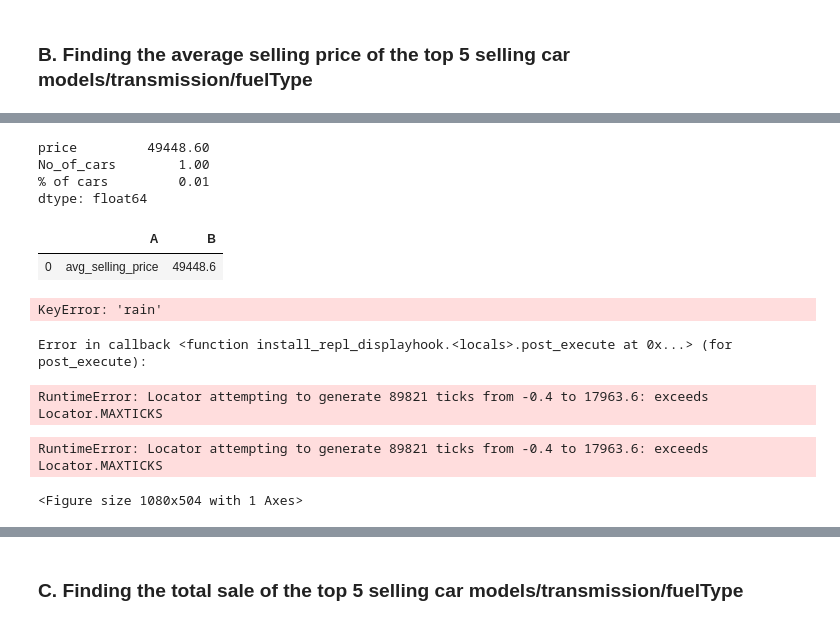
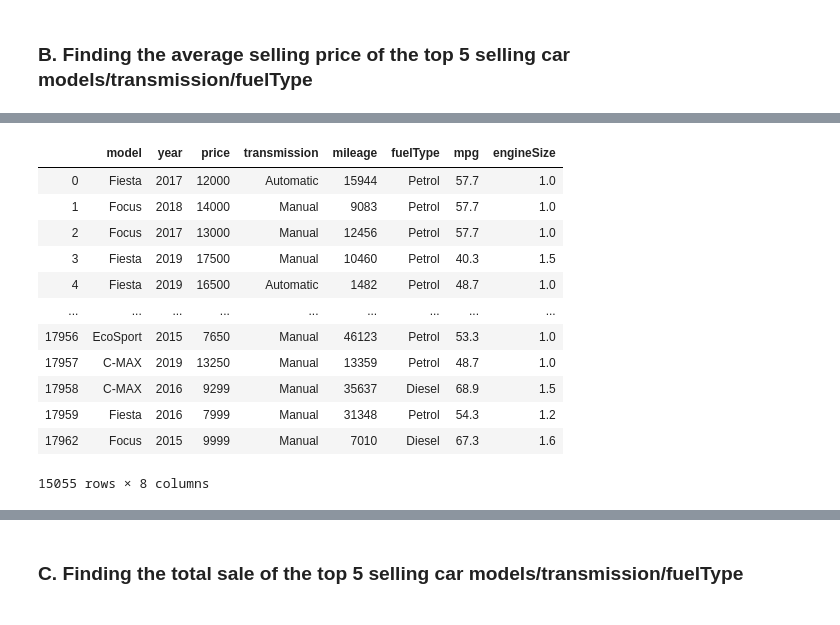
Before and after one commit to nabilatajrin/bmw-used-car-analysis, a Jupyter notebook: ford_used_car_EDA.ipynb, the cells around one changed output, grey strips where cells are left out. Cells and saved outputs as stored; diff of their text form; code cells hidden in the pictures.

```diff
--- a/ford_used_car_EDA.ipynb
+++ b/ford_used_car_EDA.ipynb
@@ -525,42 +481,0 @@ top_selling_price
-# %%
-#average selling price of the top five selling car models
-avg_selling_price = top_selling_price.sum() / 5
-avg_selling_price
-# %% [output]
-price         49448.60
-No_of_cars        1.00
-% of cars         0.01
-dtype: float64
-# %%
-df_B = pd.DataFrame({'A':['avg_selling_price'],
-                     'B':[49448.60]})
-
-display(df_B)
-# %% [output]
-|  | A | B |
-| 0 | avg_selling_price | 49448.6 |
-# %%
-#df = pd.DataFrame(avg_selling_price(size=(20, 1)), columns=["rain"])
-
-# your plot setup
-fig,ax= plt.subplots()
-
-df.plot(kind="bar", ax=ax, color='g',figsize=(15,7))
-
-plt.minorticks_on()
-ax.tick_params(axis='x',which='minor',bottom='off')
-ax.set_xlabel("Year")
-ax.set_ylabel("Precipitation")
-ax.set_title(("Precipitation"), fontsize=20)
-
-# use axhline
-mean = df["rain"].mean()
-ax.axhline(mean)
-plt.tight_layout()
-plt.show()
-# %% [output]
-KeyError: 'rain'
-Error in callback <function install_repl_displayhook.<locals>.post_execute at 0x...> (for post_execute):
-RuntimeError: Locator attempting to generate 89821 ticks from -0.4 to 17963.6: exceeds Locator.MAXTICKS
-RuntimeError: Locator attempting to generate 89821 ticks from -0.4 to 17963.6: exceeds Locator.MAXTICKS
-<Figure size 1080x504 with 1 Axes>
@@ -586,0 +482,22 @@ plt.show()
+# %%
+df['model'] = df['model'].str.strip()
+# %%
+options = ['Fiesta','Focus','Kuga','EcoSport','C-MAX']
+
+# selecting rows based on condition
+df_2 = df[df['model'].isin(options)]
+display(df_2)
+# %% [output]
+|  | model | year | price | transmission | mileage | fuelType | mpg | engineSize |
+| 0 | Fiesta | 2017 | 12000 | Automatic | 15944 | Petrol | 57.7 | 1.0 |
+| 1 | Focus | 2018 | 14000 | Manual | 9083 | Petrol | 57.7 | 1.0 |
+| 2 | Focus | 2017 | 13000 | Manual | 12456 | Petrol | 57.7 | 1.0 |
+| 3 | Fiesta | 2019 | 17500 | Manual | 10460 | Petrol | 40.3 | 1.5 |
+| 4 | Fiesta | 2019 | 16500 | Automatic | 1482 | Petrol | 48.7 | 1.0 |
+| ... | ... | ... | ... | ... | ... | ... | ... | ... |
+| 17956 | EcoSport | 2015 | 7650 | Manual | 46123 | Petrol | 53.3 | 1.0 |
+| 17957 | C-MAX | 2019 | 13250 | Manual | 13359 | Petrol | 48.7 | 1.0 |
+| 17958 | C-MAX | 2016 | 9299 | Manual | 35637 | Diesel | 68.9 | 1.5 |
+| 17959 | Fiesta | 2016 | 7999 | Manual | 31348 | Petrol | 54.3 | 1.2 |
+| 17962 | Focus | 2015 | 9999 | Manual | 7010 | Diesel | 67.3 | 1.6 |
+15055 rows × 8 columns
```
Also changed, not shown: parts of 18 cells of this notebook.
